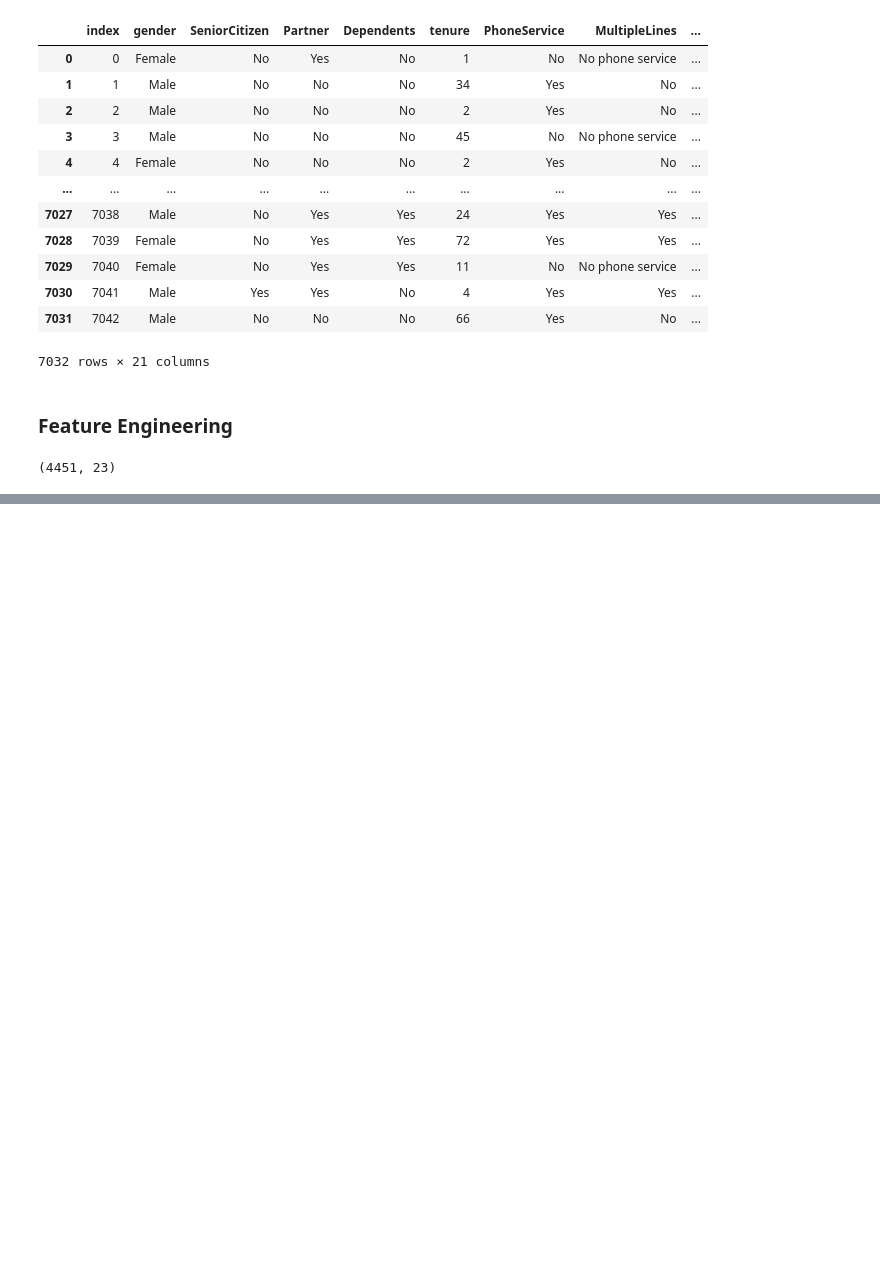
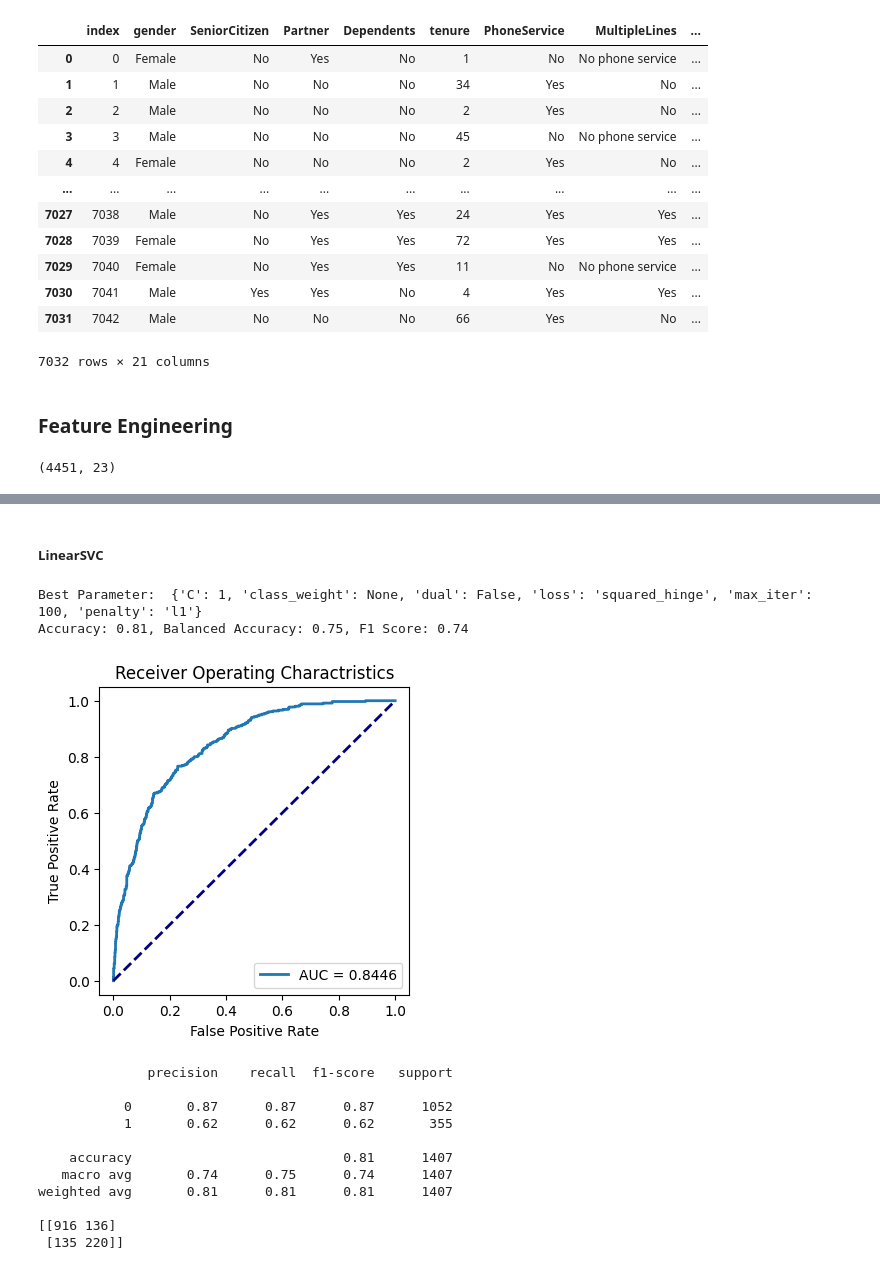
Before and after one commit to ge0rgeth0mas/telco-customer-churn, a Jupyter notebook: telco_customer_churn/modeling/model_selection.ipynb, the cells around one changed output, grey strips where cells are left out. Saved outputs shown, nothing was run; the diff lists cells and outputs as text; code cells hidden in the pictures; blank space fills up the shorter version.

```diff
--- a/telco_customer_churn/modeling/model_selection.ipynb
+++ b/telco_customer_churn/modeling/model_selection.ipynb
@@ -253,0 +369,58 @@ RidgeClassifierCV - Accuracy: 0.80, Balanced Accuracy: 0.74, F1 Score: 0.74
+# %% [markdown]
+##### LinearSVC
+# %%
+model2 = LinearSVC(random_state=1)
+
+param_grid2 = {
+    'penalty' : ['l1', 'l2', 'None'],
+    'C' : [0.1, 1, 3, 10, 100],
+    'class_weight' : [None, 'balanced'],
+    'loss' : ['hinge', 'squared_hinge'],
+    'dual' : [True, False],
+    'max_iter' : [100, 500, 1000, 2500, 5000]
+}
+
+grid_search2 = GridSearchCV(estimator=model2, param_grid=param_grid2, cv=5, scoring='f1_macro', n_jobs=-1)
+
+grid_search2.fit(X_train_resampled, y_train_resampled)
+
+print("Best Parameter: ", grid_search2.best_params_)
+
+best_estimator2 = grid_search2.best_estimator_
+
+y_pred = best_estimator2.predict(X_val_ppd)
+
+# Calculate Metrics
+acc = accuracy_score(y_val, y_pred)
+bal_acc = balanced_accuracy_score(y_val, y_pred)
+f1 = f1_score(y_val, y_pred, average='macro')
+
+# Printing metrics
+print(f"Accuracy: {acc:.2f}, Balanced Accuracy: {bal_acc:.2f}, F1 Score: {f1:.2f}")
+
+# Check if the model has the predict_proba method
+if hasattr(best_estimator2, 'predict_proba'):
+    y_proba = best_estimator2.predict_proba(X_val_ppd)[:, 1]
+# Otherwise, use decision_function for LinearSVC
+else:
+    y_proba = best_estimator2.decision_function(X_val_ppd)
+
+roc_auc_plot(y_val, y_proba)
+
+print(classification_report(y_val, y_pred))
+print(confusion_matrix(y_val, y_pred))
+# %% [output]
+Best Parameter:  {'C': 1, 'class_weight': None, 'dual': False, 'loss': 'squared_hinge', 'max_iter': 100, 'penalty': 'l1'}
+Accuracy: 0.81, Balanced Accuracy: 0.75, F1 Score: 0.74
+[figure, added]
+              precision    recall  f1-score   support
+
+           0       0.87      0.87      0.87      1052
+           1       0.62      0.62      0.62       355
+
+    accuracy                           0.81      1407
+   macro avg       0.74      0.75      0.74      1407
+weighted avg       0.81      0.81      0.81      1407
+
+[[916 136]
+ [135 220]]
```
Also changed, not shown: parts of 16 cells of this notebook, 1 other file.
